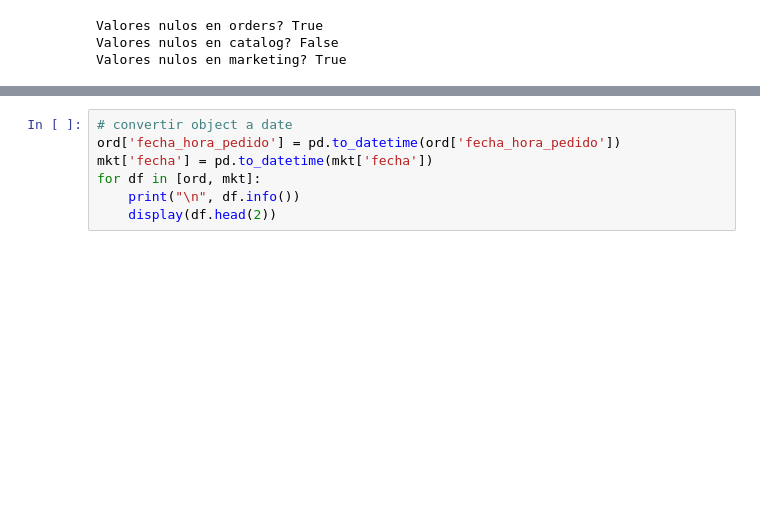
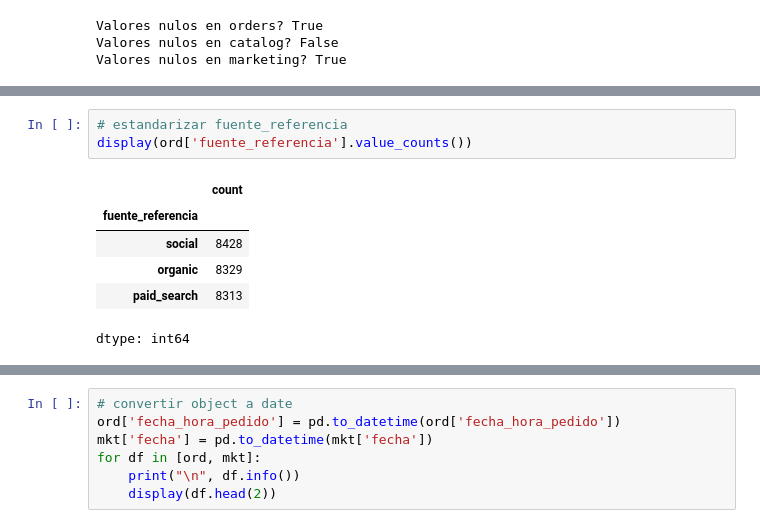
Before and after one commit to FithoGerardo/RappiPlus-Data-cleaning-and-analysis, a Jupyter notebook: notebooks/GerardoOlm-rappiplus_project.ipynb, the cells around one changed output, grey strips where cells are left out. Drawn from its saved outputs; the diff is of its cells as text; blank space fills up the shorter version.

```diff
--- a/notebooks/GerardoOlm-rappiplus_project.ipynb
+++ b/notebooks/GerardoOlm-rappiplus_project.ipynb
@@ -225 +269,11 @@ Valores nulos en marketing? True
+# %%
+# estandarizar fuente_referencia
+display(ord['fuente_referencia'].value_counts())
+# %% [output]
+|  | count |
+| fuente_referencia |  |
+| social | 8428 |
+| organic | 8329 |
+| paid_search | 8313 |
+dtype: int64
 # %%
```
Also changed, not shown: parts of 5 cells of this notebook.
